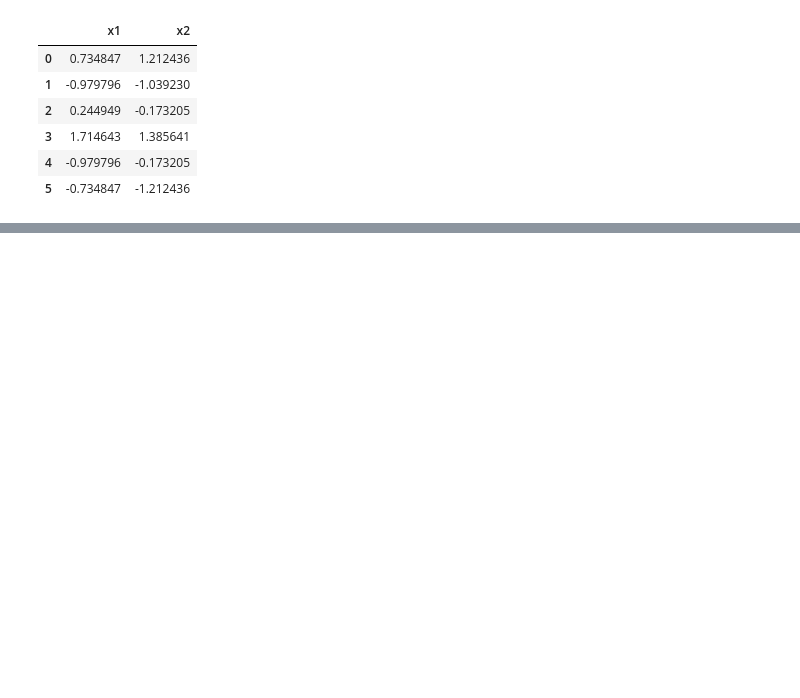
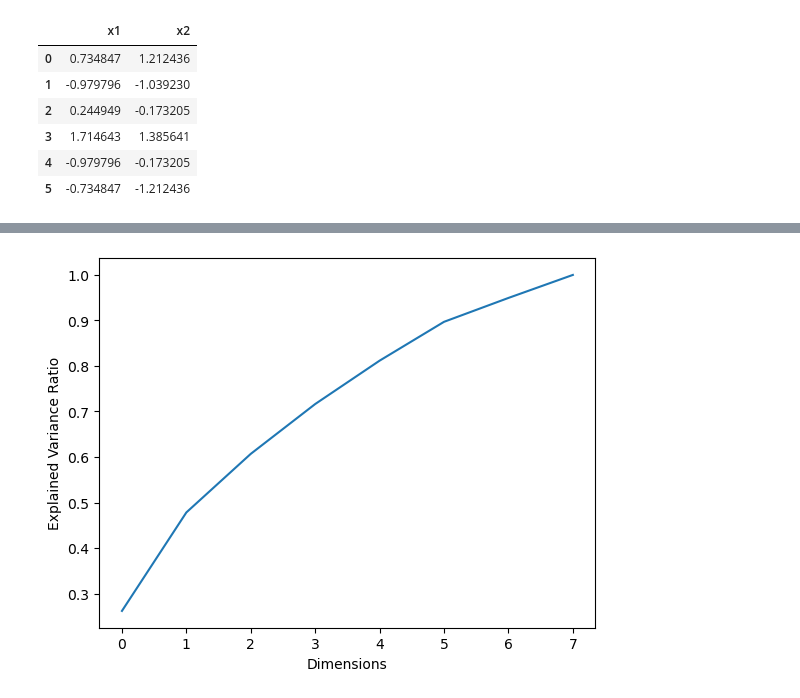
Before and after one commit to vaibhav-arde/MLNotes, a Jupyter notebook: Day_21/MLNotes Dimensionality Reduction PCA Demo.ipynb, the cells around one changed output, grey strips where cells are left out. Saved outputs shown, nothing was run; the diff lists cells and outputs as text; code cells hidden in the pictures; blank space fills up the shorter version.

Commit message:
Dimensionality Reduction

```diff
--- a/Day_21/MLNotes Dimensionality Reduction PCA Demo.ipynb
+++ b/Day_21/MLNotes Dimensionality Reduction PCA Demo.ipynb
@@ -308,0 +422,9 @@ dataframe
+# %%
+## convert the data into standard scaler form
+## mean = 0 and standard deviation = 1
+from sklearn.preprocessing import StandardScaler
+scaler = StandardScaler()
+dataScaled = scaler.fit_transform(data)
+# %%
+dataScaled = pd.DataFrame(dataScaled)
+dataScaled.head()
@@ -308,0 +551,4 @@ dataframe
+# %%
+from sklearn.decomposition import PCA
+pca = PCA(n_components=3)
+pca.fit_transform(dataScaled)
@@ -308,0 +563,4 @@ dataframe
+# %%
+from sklearn.decomposition import PCA
+pca = PCA()
+principalComponent = pca.fit_transform(dataScaled)
@@ -308,0 +604,9 @@ dataframe
+# %%
+import matplotlib.pyplot as plt
+plt.plot(np.cumsum(pca.explained_variance_ratio_))
+plt.xlabel("Dimensions")
+plt.ylabel("Explained Variance Ratio")
+plt.savefig("ScreenPlot.png")
+plt.show()
+# %% [output]
+[figure, added]
```
Also changed, not shown: parts of 24 cells of this notebook, 3 other files.
